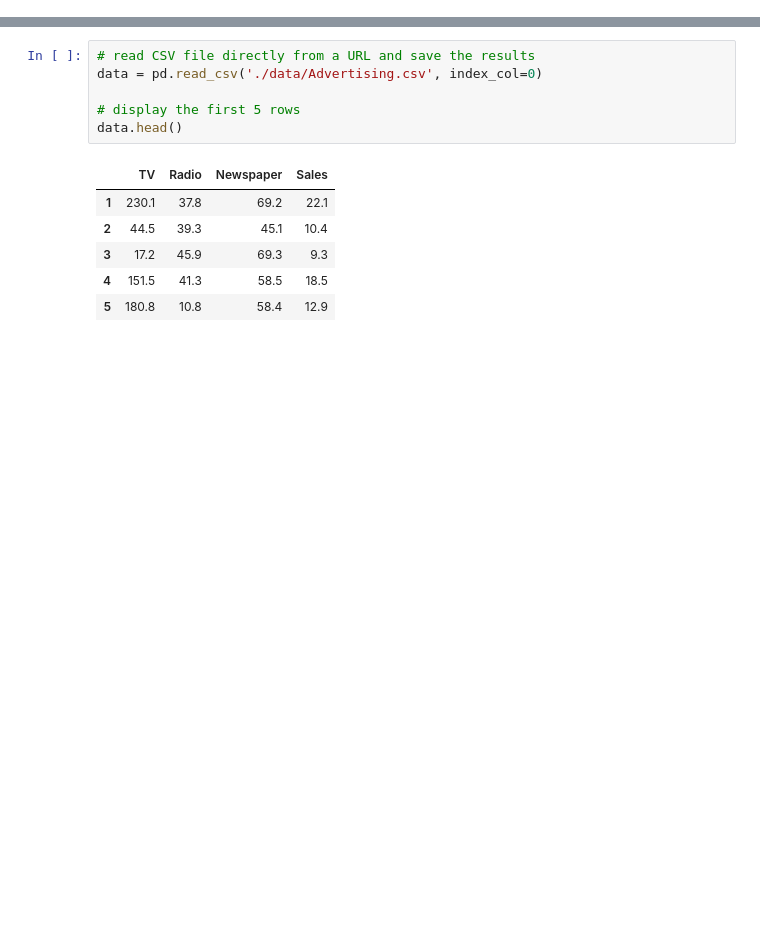
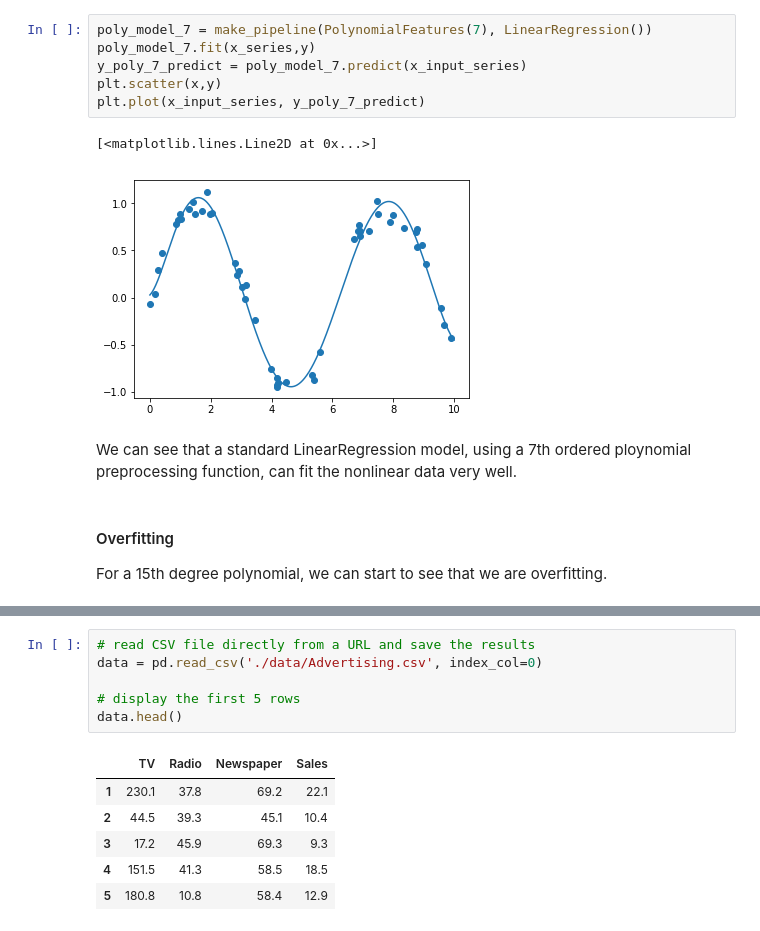
Before and after one commit to youngsoul/machinelearning101, a Jupyter notebook: 07_linear_regression.ipynb, the cells around one changed output, grey strips where cells are left out. Drawn from its saved outputs; the diff is of its cells as text; blank space fills up the shorter version.

```diff
--- a/07_linear_regression.ipynb
+++ b/07_linear_regression.ipynb
@@ -32,0 +194,15 @@ look at: https://github.com/justmarkham/DAT5/blob/master/notebooks/09_linear_reg
+# %%
+poly_model_7 = make_pipeline(PolynomialFeatures(7), LinearRegression())
+poly_model_7.fit(x_series,y)
+y_poly_7_predict = poly_model_7.predict(x_input_series)
+plt.scatter(x,y)
+plt.plot(x_input_series, y_poly_7_predict)
+# %% [output]
+[<matplotlib.lines.Line2D at 0x...>]
+[figure, added]
+# %% [markdown]
+We can see that a standard LinearRegression model, using a 7th ordered ploynomial preprocessing function, can fit the nonlinear data very well.
+# %% [markdown]
+#### Overfitting
+
+For a 15th degree polynomial, we can start to see that we are overfitting.
```
Also changed, not shown: parts of 63 cells of this notebook.
